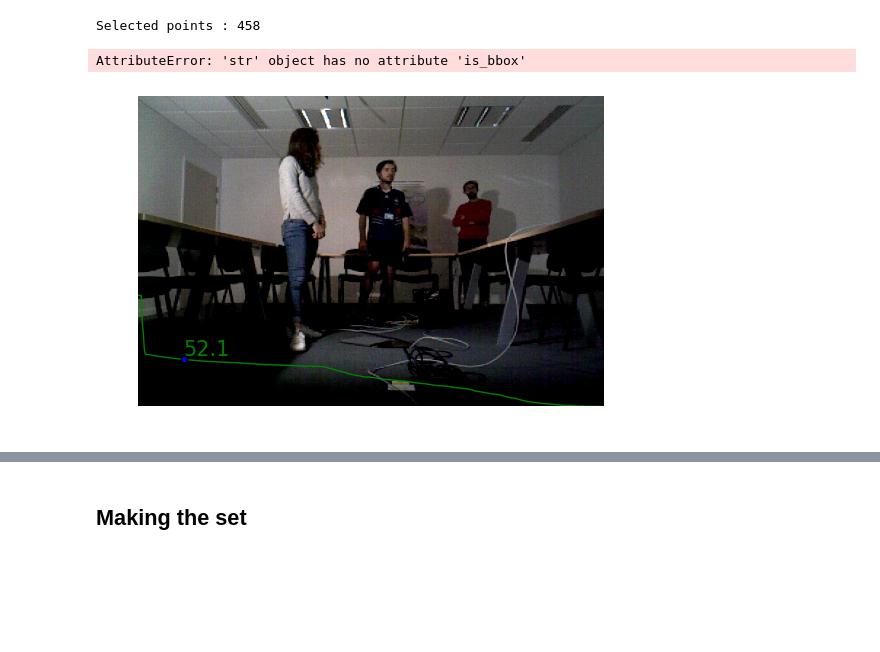
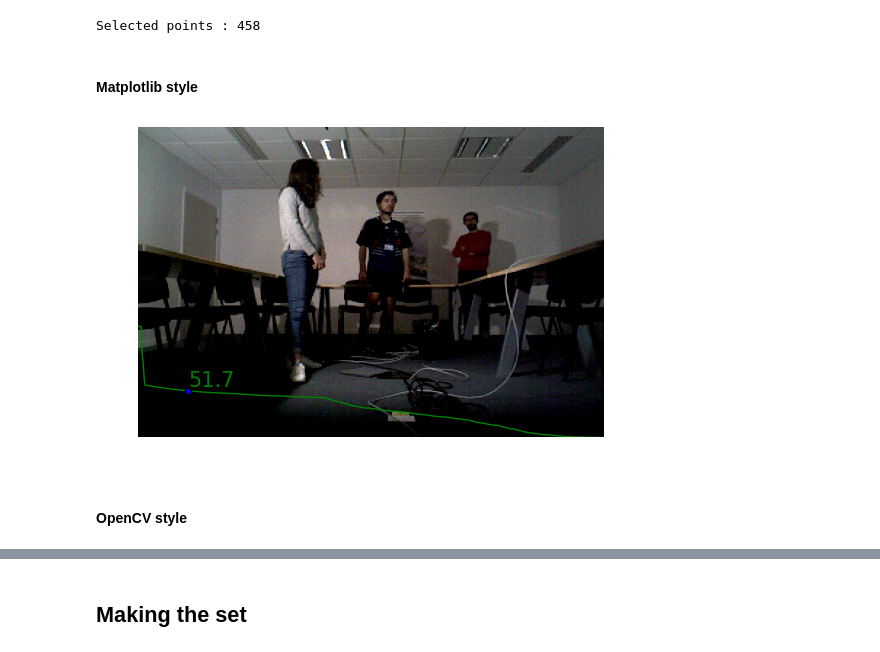
Before and after one commit to jorisgu/faster_rcnn_pytorch, a Jupyter notebook: ONERA.ROOM set static.ipynb, the cells around one changed output, grey strips where cells are left out. Cells and saved outputs as stored; diff of their text form; code cells hidden in the pictures; blank space fills up the shorter version.

```diff
--- a/ONERA.ROOM set static.ipynb
+++ b/ONERA.ROOM set static.ipynb
@@ -150,10 +150,12 @@ print 'Selected points :',len(selected_x)
 Widget Javascript not detected.  It may not be installed properly. Did you enable the widgetsnbextension? If not, then run "jupyter nbextension enable --py --sys-prefix widgetsnbextension"
 [figure]
 Selected points : 458
+# %% [markdown]
+#### Matplotlib style
 # %%
-ratio=0.01
+ratio=0.0
 # %%
-ratio+=0.09
+ratio+=0.05
 indice=int(ratio*len(selected_x))
 path_img = imgs_rgb[selected_x[indice]]
 mean_img = means[selected_x[indice],0]
@@ -164,33 +166,34 @@ nb_pts=len(selected_x)
 width_of_im = 640/640*nb_pts
 height_of_im = 480./640*nb_pts
 
 
 
 fig, ax = plt.subplots()
 ax.imshow(im, aspect='auto', extent=(0, width_of_im, 0,height_of_im ), zorder=-1)
 plt.axis('off')
 # ax.yaxis.tick_left()
 # ax.tick_params(axis='y', colors='black', labelsize=15)
 # ax.tick_params(axis='x', colors='black', labelsize=15)
 # ax.grid(b=False, which='major', color='#D3D3D3', linestyle='-')
 
 if ratio<0.5:
     verticalalignment='bottom'
     horizontalalignment='left'
 else:
     verticalalignment='bottom'
     horizontalalignment='right'
 ax.text(indice, mean_img,'{:.1f}'.format(mean_img), fontsize=15,color='green',verticalalignment=verticalalignment, horizontalalignment=horizontalalignment)
 plt.plot(means[selected_x],alpha=1.0,color='green')
 ax.scatter(indice,mean_img, alpha=1.0,zorder=+4)
 
 ax = plt.gca();
 ax.set_xlim(0.0, width_of_im);
 ax.set_ylim(0, height_of_im);
-plt.savefig( '/tmp/match.png',bbox_inches='none', transparent="True",pad_inches=0)
+# plt.savefig( '/tmp/match.png',bbox_inches='tight', transparent="True",pad_inches=0)
 
 
 plt.show()
 # %% [output]
-AttributeError: 'str' object has no attribute 'is_bbox'
-[figure, old version]
+[figure, new version]
+# %% [markdown]
+#### OpenCV style
```
Also changed, not shown: parts of 15 cells of this notebook, 3 other files.
